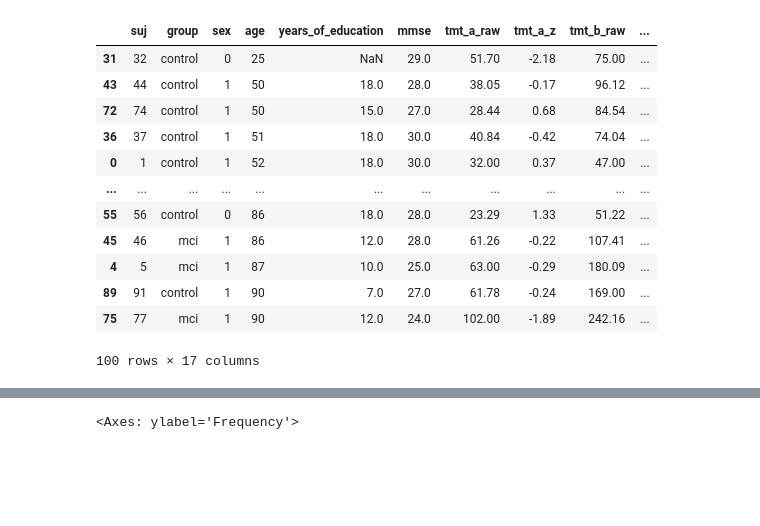
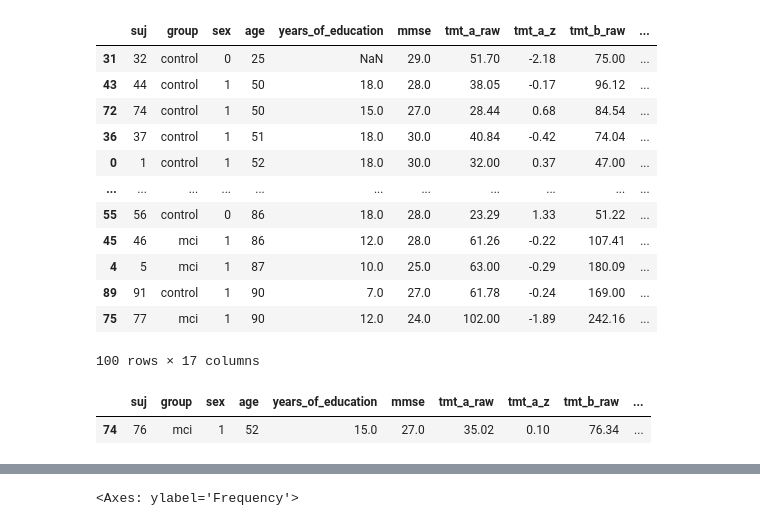
Before and after one commit to gianluca-capelo/tmt-analysis, a Jupyter notebook: notebooks/modelling.ipynb, the cells around one changed output, grey strips where cells are left out. Drawn from its saved outputs; the diff is of its cells as text; code cells hidden in the pictures; blank space fills up the shorter version.

```diff
--- a/notebooks/modelling.ipynb
+++ b/notebooks/modelling.ipynb
@@ -208,4 +208,10 @@ df_metadata_cognitive.sort_values('age')
 | 89 | 91 | control | 1 | 90 | 7.0 | 27.0 | 61.78 | -0.24 | 169.00 | ... |
 | 75 | 77 | mci | 1 | 90 | 12.0 | 24.0 | 102.00 | -1.89 | 242.16 | ... |
 100 rows × 17 columns
+# %%
+mci = df_metadata_cognitive[df_metadata_cognitive['group'] == 'mci']
+mci[mci['age'] <= 55]
+# %% [output]
+|  | suj | group | sex | age | years_of_education | mmse | tmt_a_raw | tmt_a_z | tmt_b_raw | ... |
+| 74 | 76 | mci | 1 | 52 | 15.0 | 27.0 | 35.02 | 0.10 | 76.34 | ... |
 # %%
```
Also changed, not shown: parts of 5 cells of this notebook.
